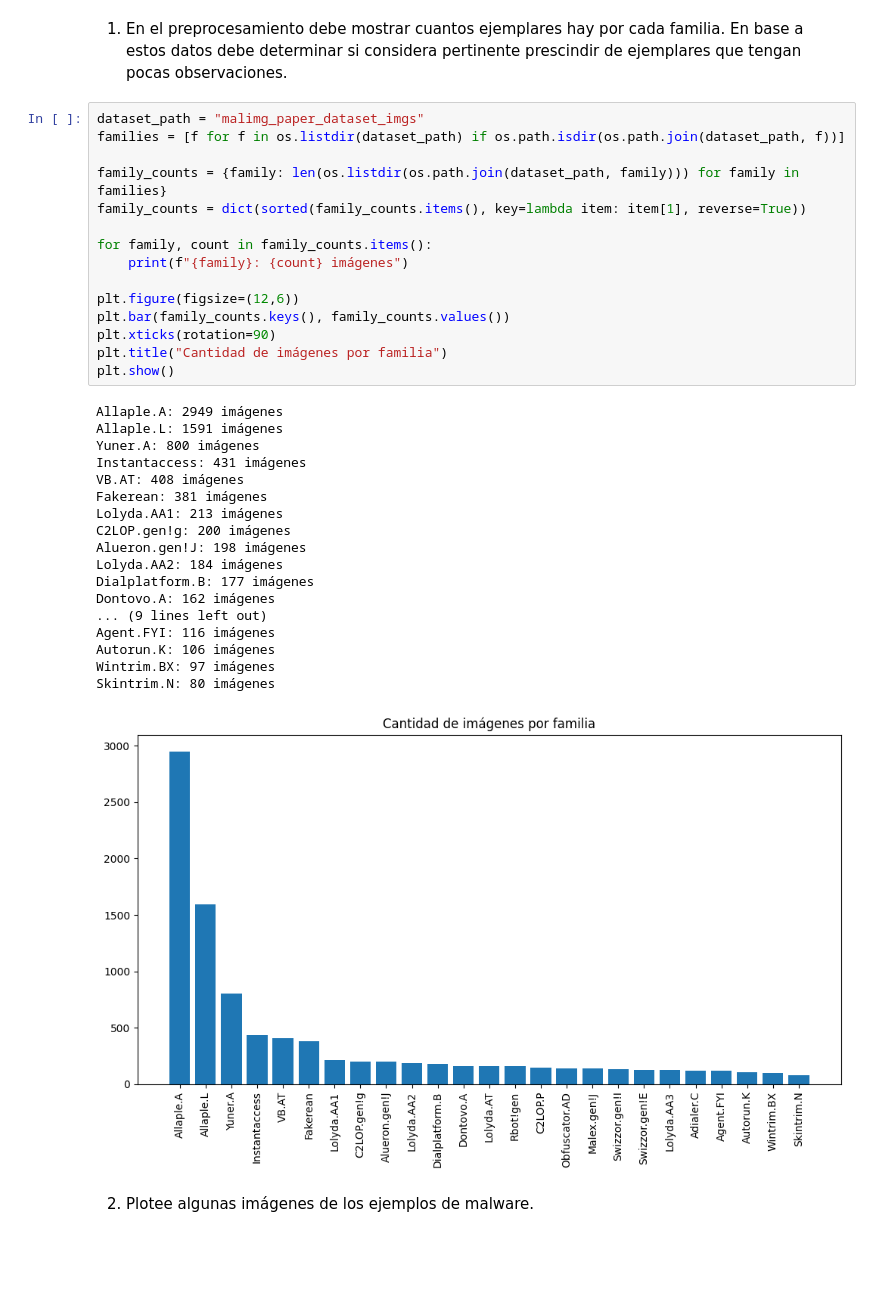
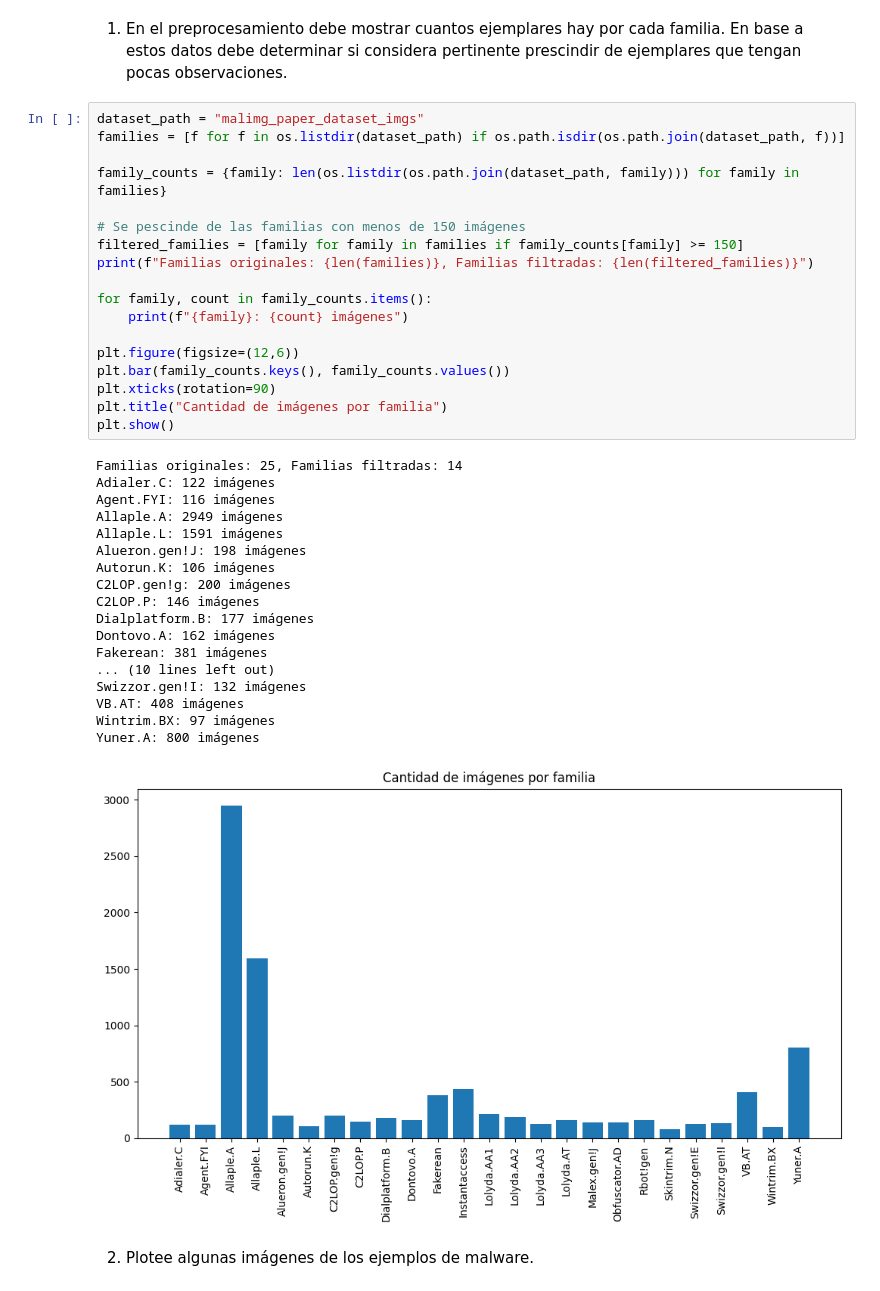
Before and after one commit to erickguerra22/SDS_Lab8, a Jupyter notebook: lab8.ipynb, the cells around one changed output. Saved outputs shown, nothing was run; the diff lists cells and outputs as text; blank space fills up the shorter version.

```diff
--- a/lab8.ipynb
+++ b/lab8.ipynb
@@ -22,37 +25,40 @@ pocas observaciones.
 # %%
 dataset_path = "malimg_paper_dataset_imgs"
 families = [f for f in os.listdir(dataset_path) if os.path.isdir(os.path.join(dataset_path, f))]
 
 family_counts = {family: len(os.listdir(os.path.join(dataset_path, family))) for family in families}
-family_counts = dict(sorted(family_counts.items(), key=lambda item: item[1], reverse=True))
+
+# Se pescinde de las familias con menos de 150 imágenes
+filtered_families = [family for family in families if family_counts[family] >= 150]
+print(f"Familias originales: {len(families)}, Familias filtradas: {len(filtered_families)}")
 
 for family, count in family_counts.items():
     print(f"{family}: {count} imágenes")
 
 plt.figure(figsize=(12,6))
 plt.bar(family_counts.keys(), family_counts.values())
 plt.xticks(rotation=90)
 plt.title("Cantidad de imágenes por familia")
 plt.show()
 # %% [output]
+Familias originales: 25, Familias filtradas: 14
+Adialer.C: 122 imágenes
+Agent.FYI: 116 imágenes
 Allaple.A: 2949 imágenes
 Allaple.L: 1591 imágenes
-Yuner.A: 800 imágenes
-Instantaccess: 431 imágenes
-VB.AT: 408 imágenes
-Fakerean: 381 imágenes
-Lolyda.AA1: 213 imágenes
+Alueron.gen!J: 198 imágenes
+Autorun.K: 106 imágenes
 C2LOP.gen!g: 200 imágenes
-Alueron.gen!J: 198 imágenes
-Lolyda.AA2: 184 imágenes
+C2LOP.P: 146 imágenes
 Dialplatform.B: 177 imágenes
 Dontovo.A: 162 imágenes
-... (9 lines left out)
-Agent.FYI: 116 imágenes
-Autorun.K: 106 imágenes
+Fakerean: 381 imágenes
+... (10 lines left out)
+Swizzor.gen!I: 132 imágenes
+VB.AT: 408 imágenes
 Wintrim.BX: 97 imágenes
-Skintrim.N: 80 imágenes
+Yuner.A: 800 imágenes
-[figure, old version]
+[figure, new version]
 # %% [markdown]
 2. Plotee algunas imágenes de los ejemplos de malware.
 # %%
```
Also changed, not shown: parts of 8 cells of this notebook.
